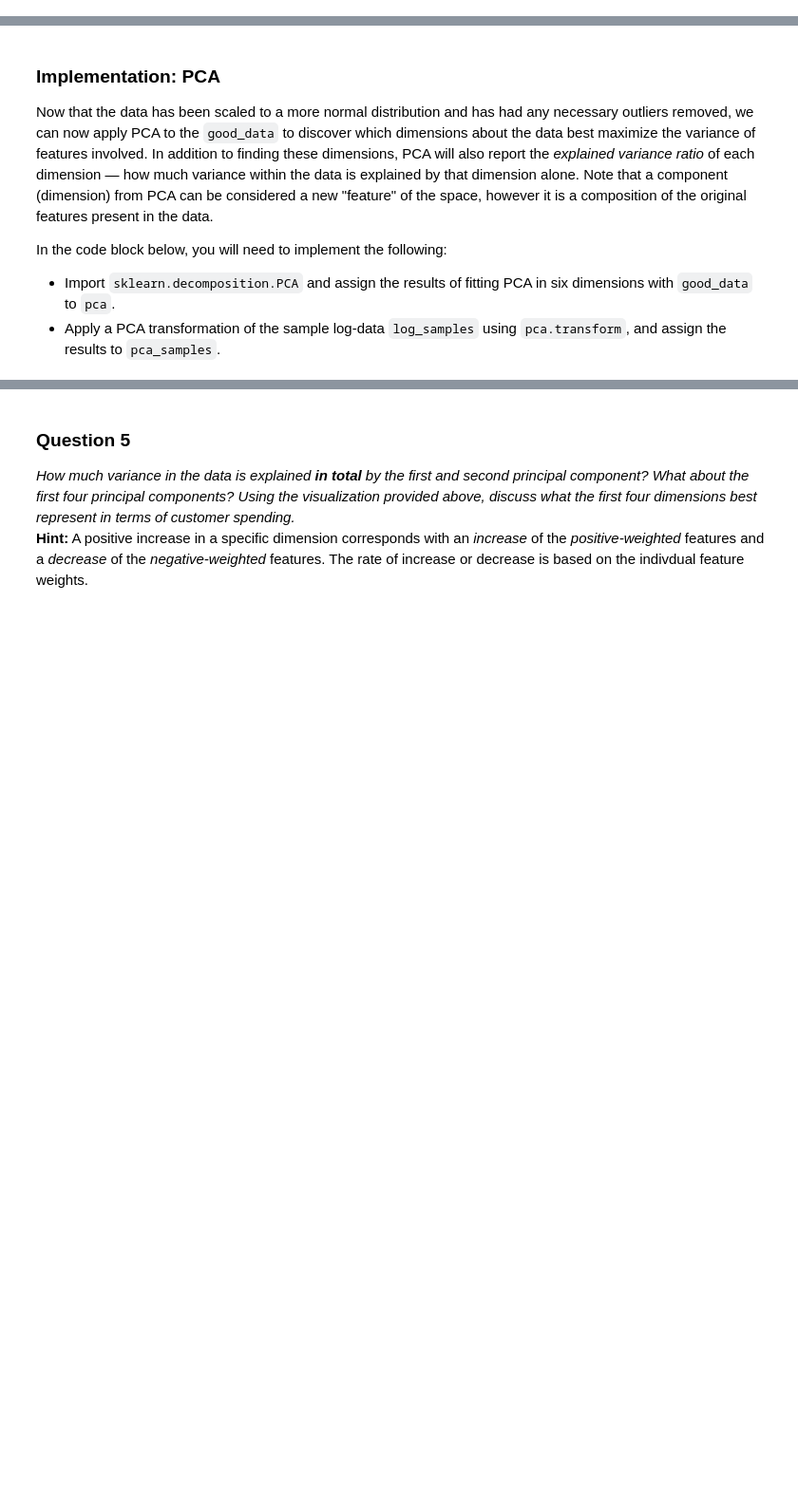
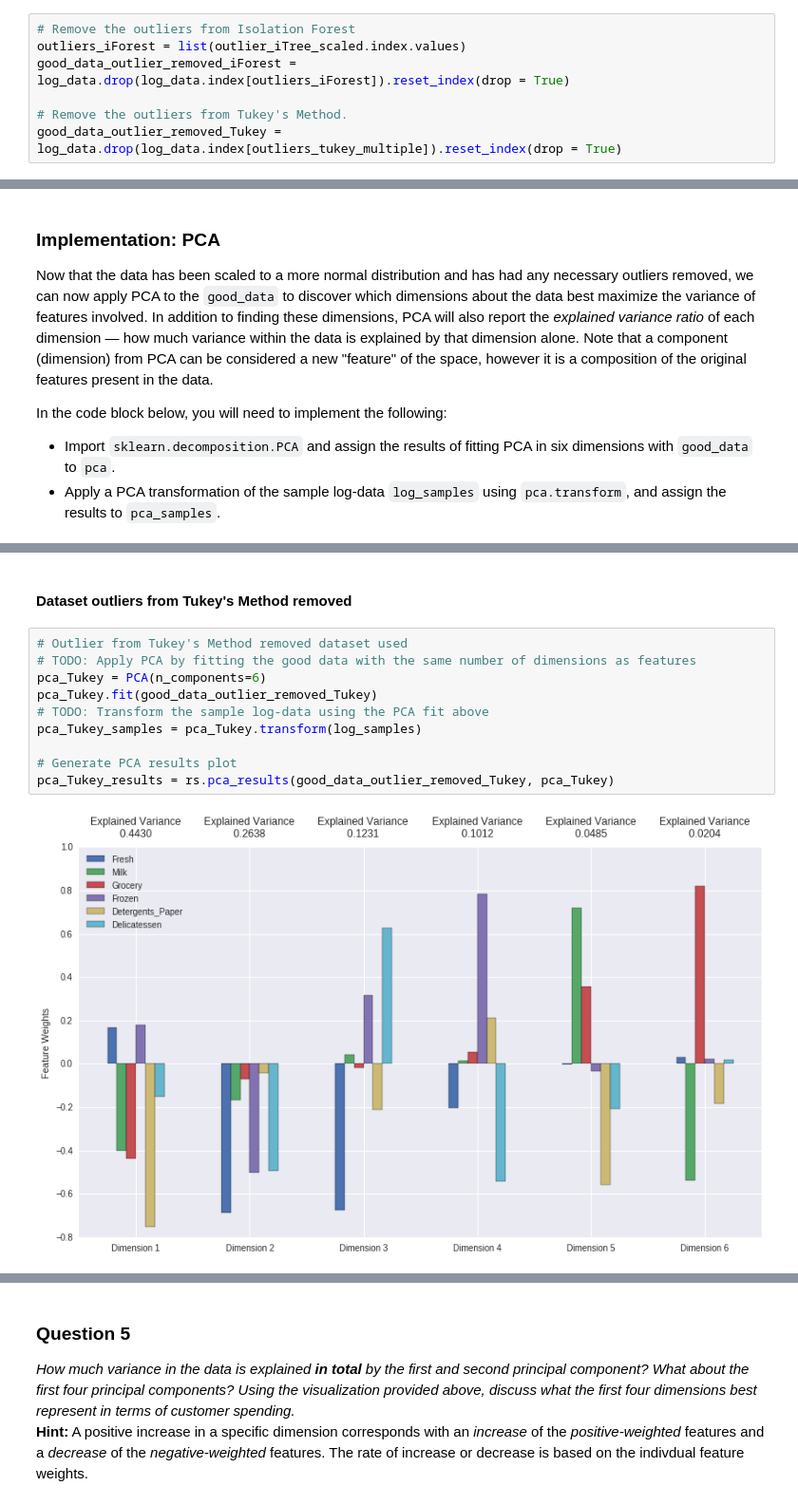
Before and after one commit to afcarl/Udacity-MLND-Project3, a Jupyter notebook: customer_segments.ipynb, the cells around one changed output, grey strips where cells are left out. Shown at 95% size. Cells and saved outputs as stored; diff of their text form; blank space fills up the shorter version.

Commit message:
feat: implemented PCA with three different datasets.
Implemented PCA with the following three datasets.

1. original dataset.
2. dataset w/o Tukey outliers.
3. dataset w/o Isolation Forest outliers.

```diff
--- a/customer_segments.ipynb
+++ b/customer_segments.ipynb
@@ -649,3 +645,10 @@ Two Outlier groups obtained by two different methods are slightly different, but
+# %%
+# Remove the outliers from Isolation Forest
+outliers_iForest = list(outlier_iTree_scaled.index.values)
+good_data_outlier_removed_iForest = log_data.drop(log_data.index[outliers_iForest]).reset_index(drop = True)
+
+# Remove the outliers from Tukey's Method.
+good_data_outlier_removed_Tukey = log_data.drop(log_data.index[outliers_tukey_multiple]).reset_index(drop = True)
 # %% [markdown]
 ## Feature Transformation
 In this section you will use principal component analysis (PCA) to draw conclusions about the underlying structure of the wholesale customer data. Since using PCA on a dataset calculates the dimensions which best maximize variance, we will find which compound combinations of features best describe customers.
@@ -671,2 +681,16 @@ pca_results = rs.pca_results(good_data, pca)
 # %% [output]
 [figure]
+# %% [markdown]
+#### Dataset outliers from Tukey's Method removed
+# %%
+# Outlier from Tukey's Method removed dataset used
+# TODO: Apply PCA by fitting the good data with the same number of dimensions as features
+pca_Tukey = PCA(n_components=6)
+pca_Tukey.fit(good_data_outlier_removed_Tukey)
+# TODO: Transform the sample log-data using the PCA fit above
+pca_Tukey_samples = pca_Tukey.transform(log_samples)
+
+# Generate PCA results plot
+pca_Tukey_results = rs.pca_results(good_data_outlier_removed_Tukey, pca_Tukey)
+# %% [output]
+[figure, added]
```
Also changed, not shown: parts of 9 cells of this notebook.
